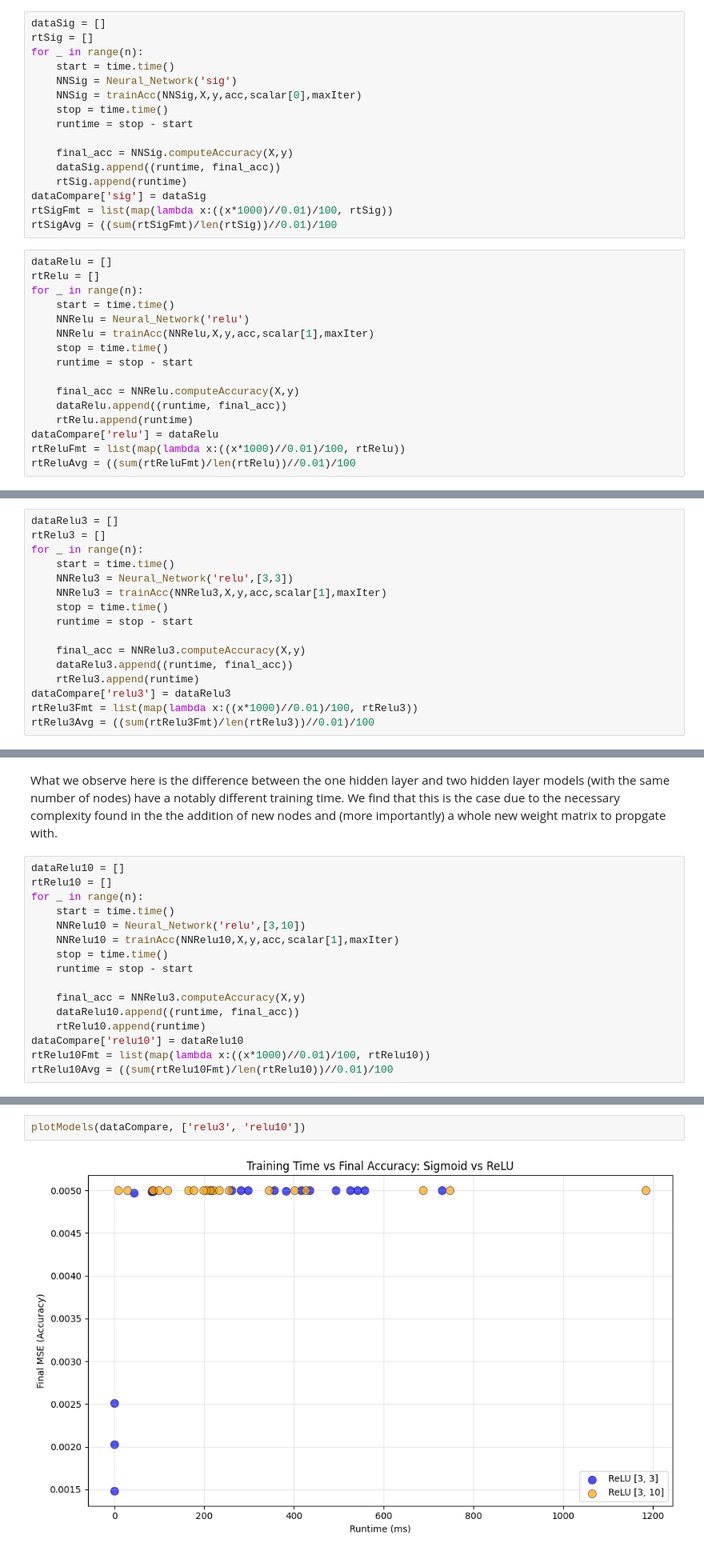
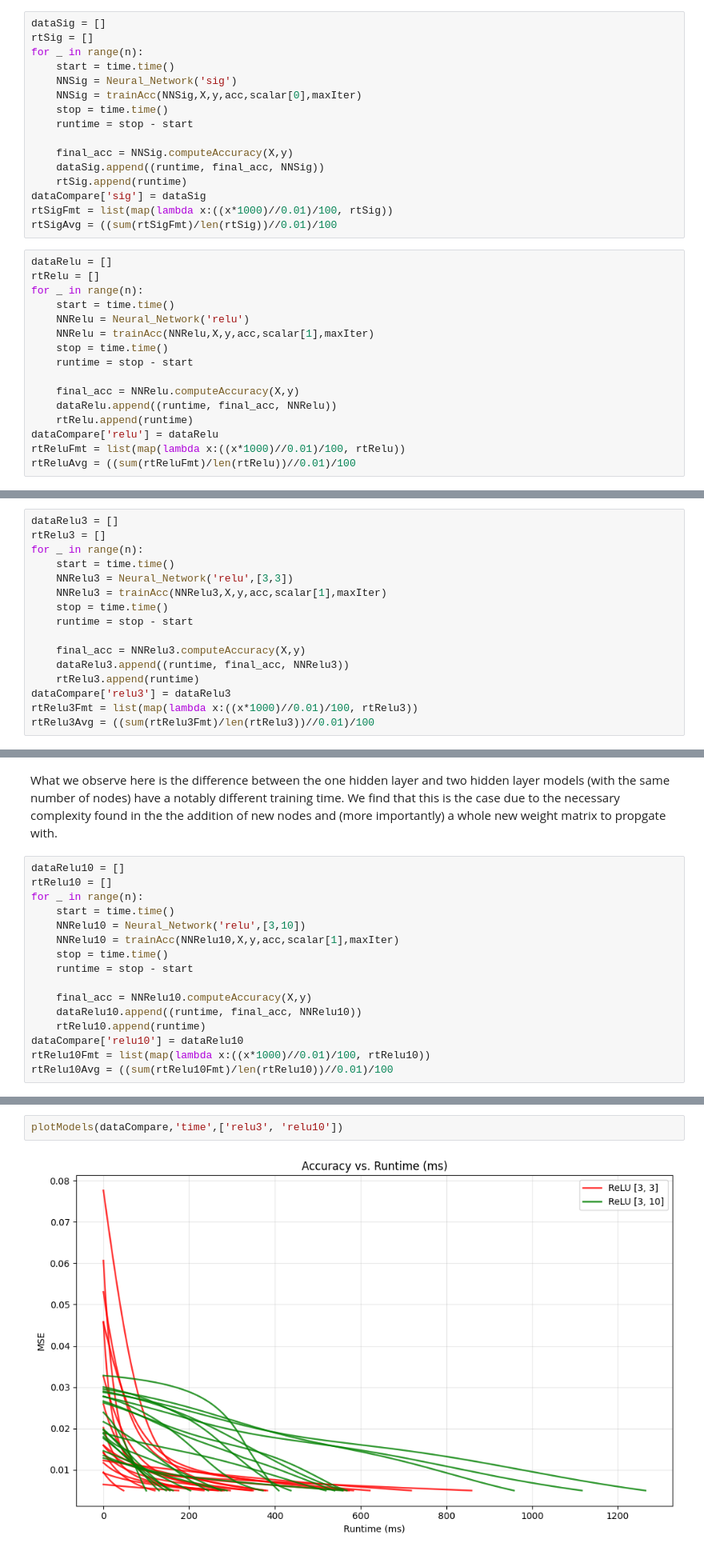
Before and after one commit to Saccadence/CogSci-131, a Jupyter notebook: Assignment 1/Assignment 1.ipynb, the cells around one changed output, grey strips where cells are left out. Shown at 80% size. Cells and saved outputs as stored; diff of their text form.

Commit message:
Replaced scatter with lines

```diff
--- a/Assignment 1/Assignment 1.ipynb
+++ b/Assignment 1/Assignment 1.ipynb
@@ -518,7 +573,7 @@ for _ in range(n):
     runtime = stop - start
 
     final_acc = NNSig.computeAccuracy(X,y)
-    dataSig.append((runtime, final_acc))
+    dataSig.append((runtime, final_acc, NNSig))
     rtSig.append(runtime)
 dataCompare['sig'] = dataSig
 rtSigFmt = list(map(lambda x:((x*1000)//0.01)/100, rtSig))
@@ -534,7 +589,7 @@ for _ in range(n):
     runtime = stop - start
 
     final_acc = NNRelu.computeAccuracy(X,y)
-    dataRelu.append((runtime, final_acc))
+    dataRelu.append((runtime, final_acc, NNRelu))
     rtRelu.append(runtime)
 dataCompare['relu'] = dataRelu
 rtReluFmt = list(map(lambda x:((x*1000)//0.01)/100, rtRelu))
@@ -583,7 +635,7 @@ for _ in range(n):
     runtime = stop - start
 
     final_acc = NNRelu3.computeAccuracy(X,y)
-    dataRelu3.append((runtime, final_acc))
+    dataRelu3.append((runtime, final_acc, NNRelu3))
     rtRelu3.append(runtime)
 dataCompare['relu3'] = dataRelu3
 rtRelu3Fmt = list(map(lambda x:((x*1000)//0.01)/100, rtRelu3))
@@ -625,8 +677,8 @@ for _ in range(n):
     stop = time.time()
     runtime = stop - start
 
-    final_acc = NNRelu3.computeAccuracy(X,y)
-    dataRelu10.append((runtime, final_acc))
+    final_acc = NNRelu10.computeAccuracy(X,y)
+    dataRelu10.append((runtime, final_acc, NNRelu10))
     rtRelu10.append(runtime)
 dataCompare['relu10'] = dataRelu10
 rtRelu10Fmt = list(map(lambda x:((x*1000)//0.01)/100, rtRelu10))
@@ -655,7 +707,7 @@ Max: 1184.16 ms | Min: 9.28 ms
 # %%
-plotModels(dataCompare, ['relu3', 'relu10'])
+plotModels(dataCompare,'time',['relu3', 'relu10'])
 # %% [output]
-[figure, old version]
+[figure, new version]
 # %% [markdown]
 We similarly see that increasing the node count to 10 on the second hidden layer adds more complexity that is then reflected in the training times.
 # %%
```
Also changed, not shown: parts of 17 cells of this notebook.
